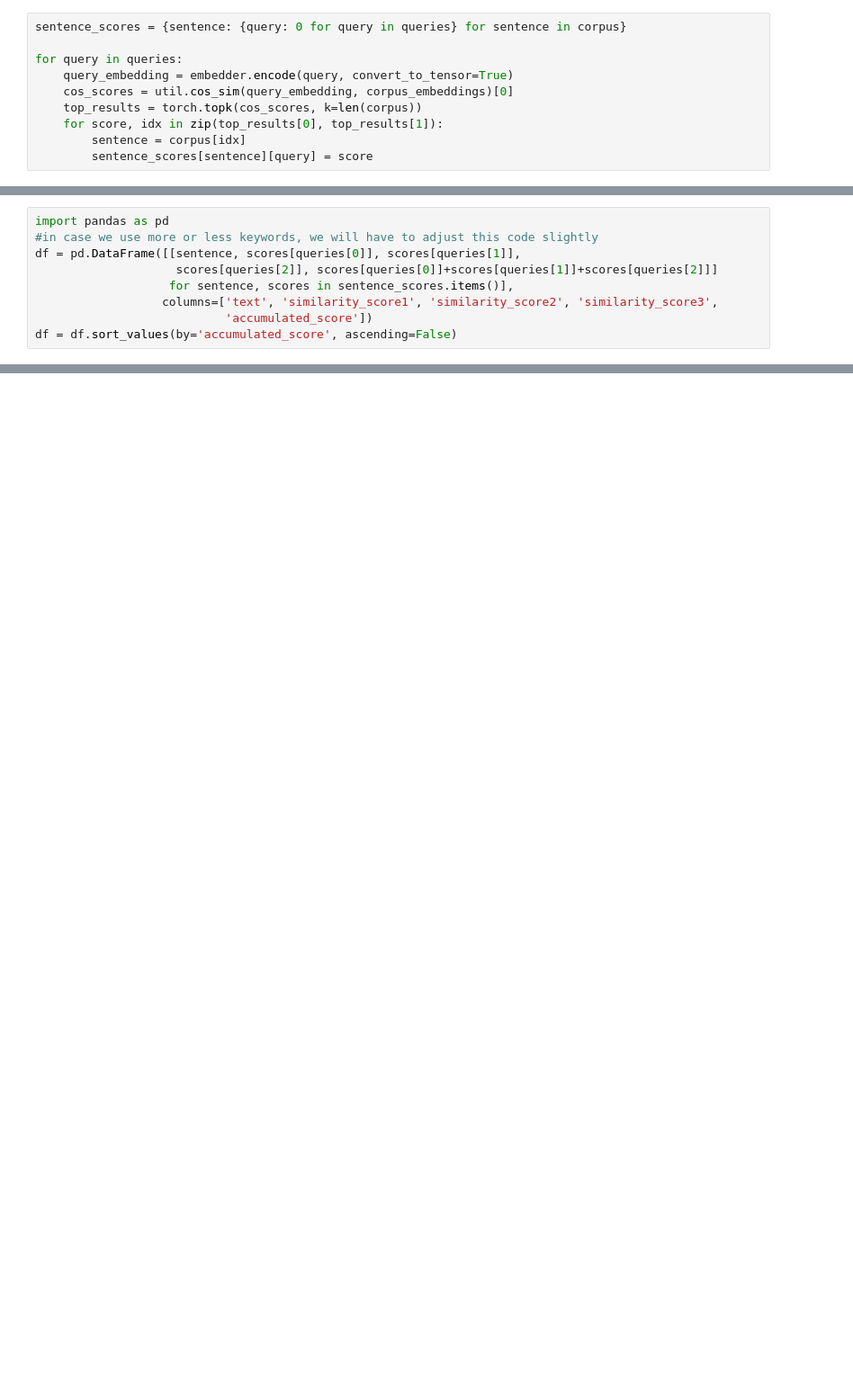
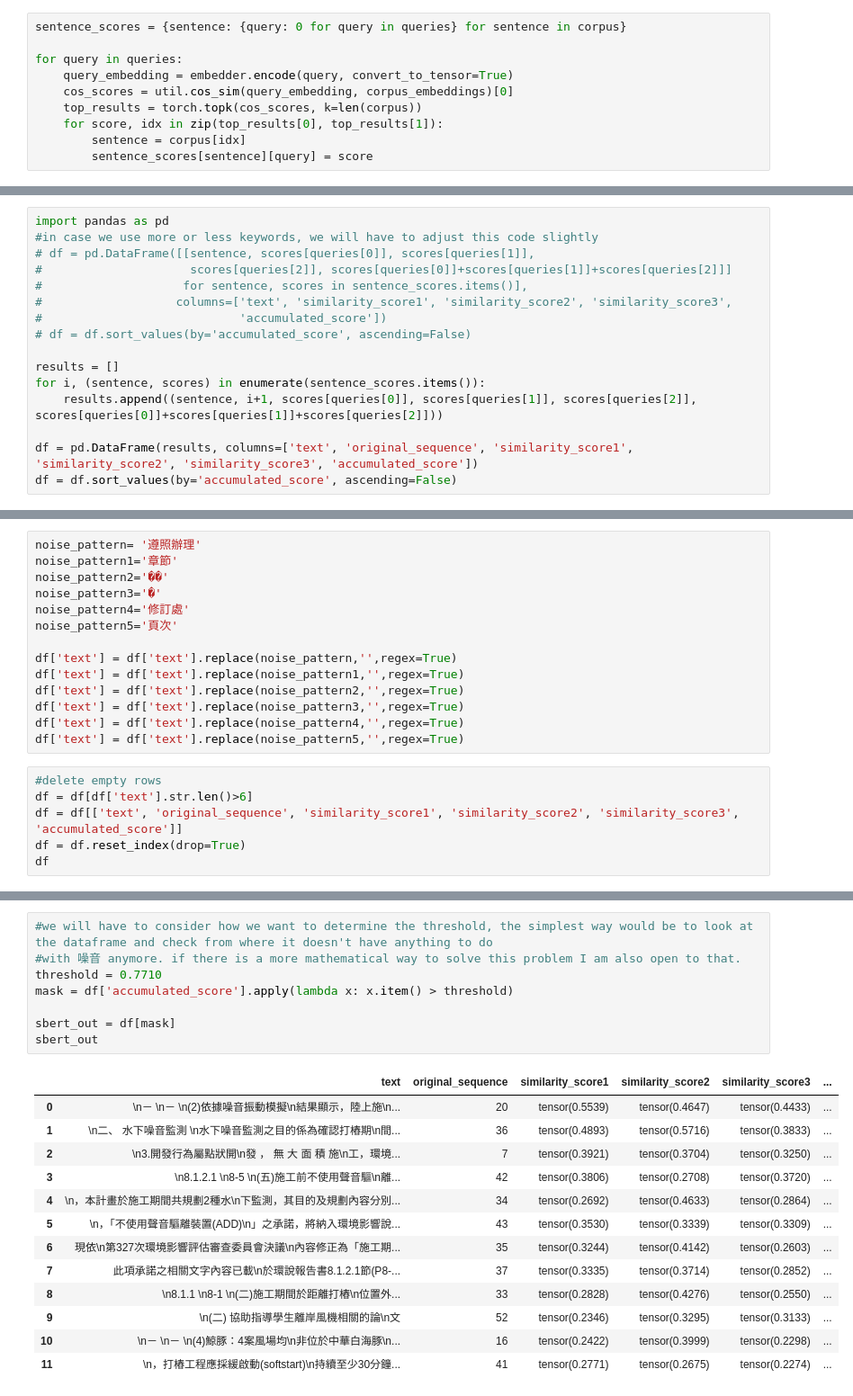
Before and after one commit to Jasper-Hewitt/Wind_project, a Jupyter notebook: finding_noisepollution.ipynb, the cells around one changed output, grey strips where cells are left out. Shown at 90% size. Drawn from its saved outputs; the diff is of its cells as text; blank space fills up the shorter version.

```diff
--- a/finding_noisepollution.ipynb
+++ b/finding_noisepollution.ipynb
@@ -85,9 +106,16 @@ len(sentence_scores)
 # %%
 import pandas as pd
 #in case we use more or less keywords, we will have to adjust this code slightly
-df = pd.DataFrame([[sentence, scores[queries[0]], scores[queries[1]],
-                    scores[queries[2]], scores[queries[0]]+scores[queries[1]]+scores[queries[2]]]
-                   for sentence, scores in sentence_scores.items()],
-                  columns=['text', 'similarity_score1', 'similarity_score2', 'similarity_score3',
-                           'accumulated_score'])
+# df = pd.DataFrame([[sentence, scores[queries[0]], scores[queries[1]],
+#                     scores[queries[2]], scores[queries[0]]+scores[queries[1]]+scores[queries[2]]]
+#                    for sentence, scores in sentence_scores.items()],
+#                   columns=['text', 'similarity_score1', 'similarity_score2', 'similarity_score3',
+#                            'accumulated_score'])
+# df = df.sort_values(by='accumulated_score', ascending=False)
+
+results = []
+for i, (sentence, scores) in enumerate(sentence_scores.items()):
+    results.append((sentence, i+1, scores[queries[0]], scores[queries[1]], scores[queries[2]], scores[queries[0]]+scores[queries[1]]+scores[queries[2]]))
+
+df = pd.DataFrame(results, columns=['text', 'original_sequence', 'similarity_score1', 'similarity_score2', 'similarity_score3', 'accumulated_score'])
 df = df.sort_values(by='accumulated_score', ascending=False)
@@ -115,0 +122,20 @@ df
+# %%
+noise_pattern= '遵照辦理'
+noise_pattern1='章節'
+noise_pattern2='��'
+noise_pattern3='�'
+noise_pattern4='修訂處'
+noise_pattern5='頁次'
+
+df['text'] = df['text'].replace(noise_pattern,'',regex=True)
+df['text'] = df['text'].replace(noise_pattern1,'',regex=True)
+df['text'] = df['text'].replace(noise_pattern2,'',regex=True)
+df['text'] = df['text'].replace(noise_pattern3,'',regex=True)
+df['text'] = df['text'].replace(noise_pattern4,'',regex=True)
+df['text'] = df['text'].replace(noise_pattern5,'',regex=True)
+# %%
+#delete empty rows
+df = df[df['text'].str.len()>6]
+df = df[['text', 'original_sequence', 'similarity_score1', 'similarity_score2', 'similarity_score3', 'accumulated_score']]
+df = df.reset_index(drop=True)
+df
@@ -115,0 +158,22 @@ df
+# %%
+#we will have to consider how we want to determine the threshold, the simplest way would be to look at the dataframe and check from where it doesn't have anything to do
+#with 噪音 anymore. if there is a more mathematical way to solve this problem I am also open to that.
+threshold = 0.7710
+mask = df['accumulated_score'].apply(lambda x: x.item() > threshold)
+
+sbert_out = df[mask]
+sbert_out
+# %% [output]
+|  | text | original_sequence | similarity_score1 | similarity_score2 | similarity_score3 | ... |
+| 0 | \n－ \n－ \n(2)依據噪音振動模擬\n結果顯示，陸上施\n... | 20 | tensor(0.5539) | tensor(0.4647) | tensor(0.4433) | ... |
+| 1 | \n二、 水下噪音監測 \n水下噪音監測之目的係為確認打樁期\n間... | 36 | tensor(0.4893) | tensor(0.5716) | tensor(0.3833) | ... |
+| 2 | \n3.開發行為屬點狀開\n發 ， 無 大 面 積 施\n工，環境... | 7 | tensor(0.3921) | tensor(0.3704) | tensor(0.3250) | ... |
+| 3 | \n8.1.2.1 \n8-5 \n(五)施工前不使用聲音驅\n離... | 42 | tensor(0.3806) | tensor(0.2708) | tensor(0.3720) | ... |
+| 4 | \n，本計畫於施工期間共規劃2種水\n下監測，其目的及規劃內容分別... | 34 | tensor(0.2692) | tensor(0.4633) | tensor(0.2864) | ... |
+| 5 | \n，「不使用聲音驅離裝置(ADD)\n」之承諾，將納入環境影響說... | 43 | tensor(0.3530) | tensor(0.3339) | tensor(0.3309) | ... |
+| 6 | 現依\n第327次環境影響評估審查委員會決議\n內容修正為「施工期... | 35 | tensor(0.3244) | tensor(0.4142) | tensor(0.2603) | ... |
+| 7 | 此項承諾之相關文字內容已載\n於環說報告書8.1.2.1節(P8-... | 37 | tensor(0.3335) | tensor(0.3714) | tensor(0.2852) | ... |
+| 8 | \n8.1.1 \n8-1 \n(二)施工期間於距離打樁\n位置外... | 33 | tensor(0.2828) | tensor(0.4276) | tensor(0.2550) | ... |
+| 9 | \n(二) 協助指導學生離岸風機相關的論\n文 | 52 | tensor(0.2346) | tensor(0.3295) | tensor(0.3133) | ... |
+| 10 | \n－ \n－ \n(4)鯨豚：4案風場均\n非位於中華白海豚\n... | 16 | tensor(0.2422) | tensor(0.3999) | tensor(0.2298) | ... |
+| 11 | \n，打樁工程應採緩啟動(softstart)\n持續至少30分鐘... | 41 | tensor(0.2771) | tensor(0.2675) | tensor(0.2274) | ... |
```
Also changed, not shown: parts of 22 cells of this notebook.
